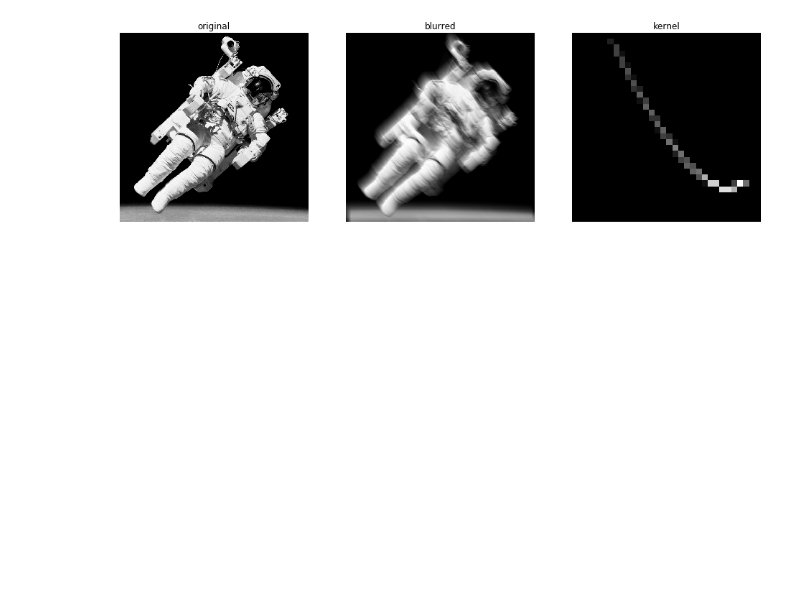
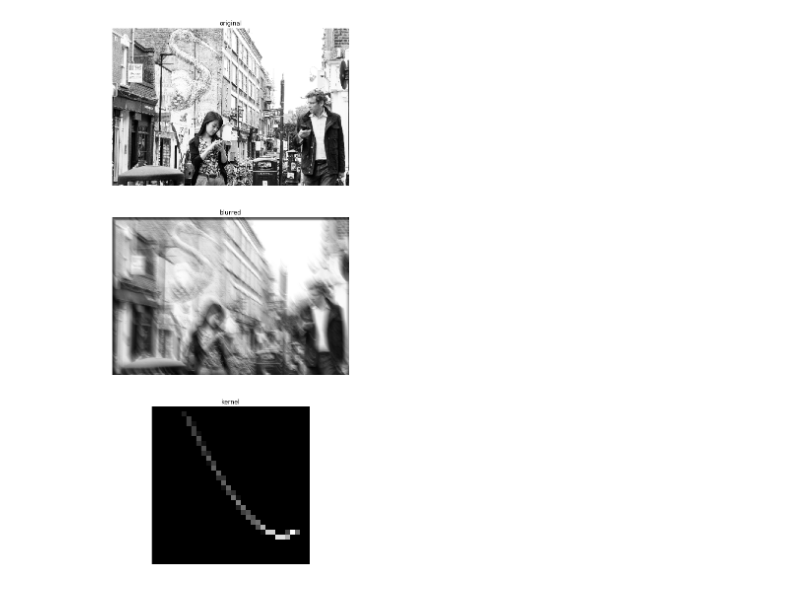
Before and after one commit to matteobrusa/convnet-deblur, a Jupyter notebook: blur.ipynb, the cells around one changed output. Saved outputs shown, nothing was run; the diff lists cells and outputs as text; code cells hidden in the pictures; blank space fills up the shorter version.

```diff
--- a/blur.ipynb
+++ b/blur.ipynb
@@ -15,40 +16,43 @@ import matplotlib.pyplot as plt
 from PIL import Image
 from pprint import pprint
 
-plt.rcParams["figure.figsize"] = 16, 10
 
-size= 512
+plt.rcParams["figure.figsize"] = 16, 12
 
-img = io.imread('crop.jpg')    # Load the image
+size= 800
+sourceUrl= 'DSC07141.jpg'
+
+img = io.imread(sourceURl)    # Load the image
 img = color.rgb2gray(img)       # Convert the image to grayscale (1 channel)
 
-scaled= resize(img, (size, size), mode='constant')
+sizey= round(size*img.shape[0]/img.shape[1])
+scaled= resize(img, (sizey, size), mode='constant')
 Image.fromarray((scaled*255).astype("uint8"), mode="L").save("scaled.png")
 
-kernel= np.load("swirl.npy")
+kernel= np.load("kernel.npy")
 
 # you can use 'valid' instead of 'same', then it will not add zero padding
 blurred = scipy.signal.convolve2d(scaled, kernel, 'same')
 
-Image.fromarray((blurred*255).astype("uint8"), mode="L").save("blurred.png")
+res= Image.fromarray((blurred*255).astype("uint8"), mode="L")
+res.save("blurred.png")
 
 
-
-fig, ax = plt.subplots(nrows=1, ncols=3, figsize=(16, 12))
+fig, ax = plt.subplots(nrows=3, ncols=1, figsize=(32, 20))
 plt.gray()
 
-for a in (ax[0], ax[1], ax[2]):
+for a in (ax):
        a.axis('off')
 
 ax[0].imshow(scaled)
 ax[0].set_title('original')
 
 ax[1].imshow(blurred)
 ax[1].set_title('blurred')
 
 ax[2].imshow(kernel)
 ax[2].set_title('kernel')
 
 plt.show()
 # %% [output]
-[figure, old version]
+[figure, new version]
```
Also changed, not shown: parts of 2 cells of this notebook, 4 other files.
